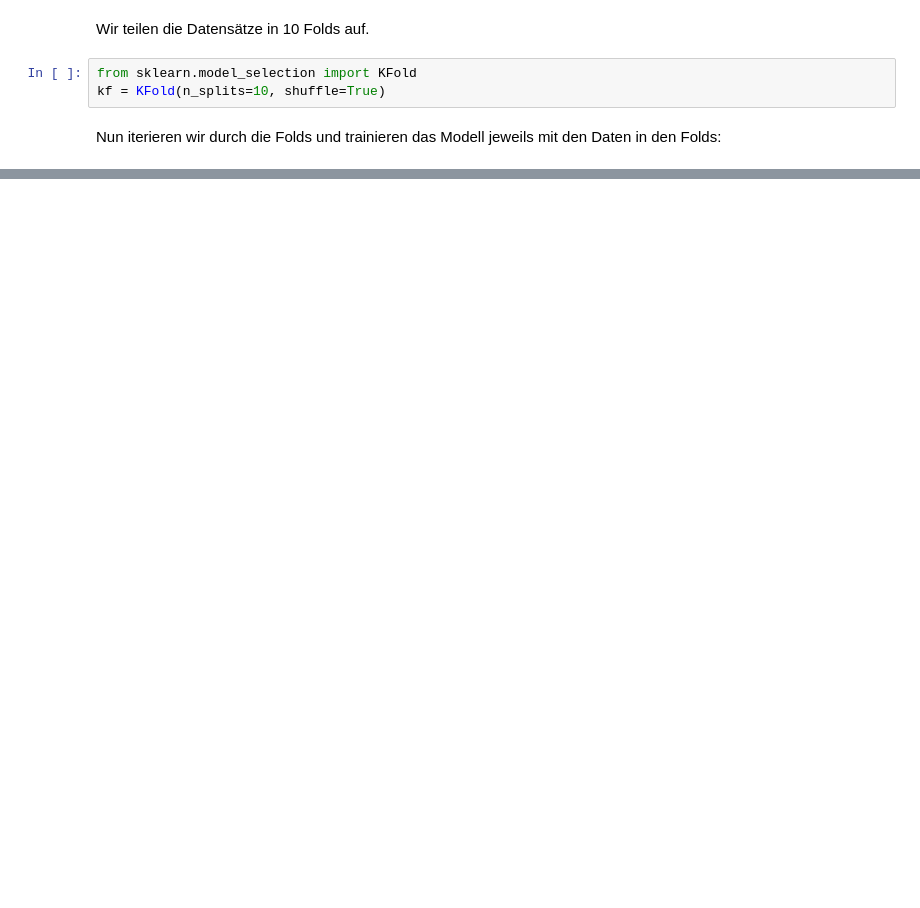
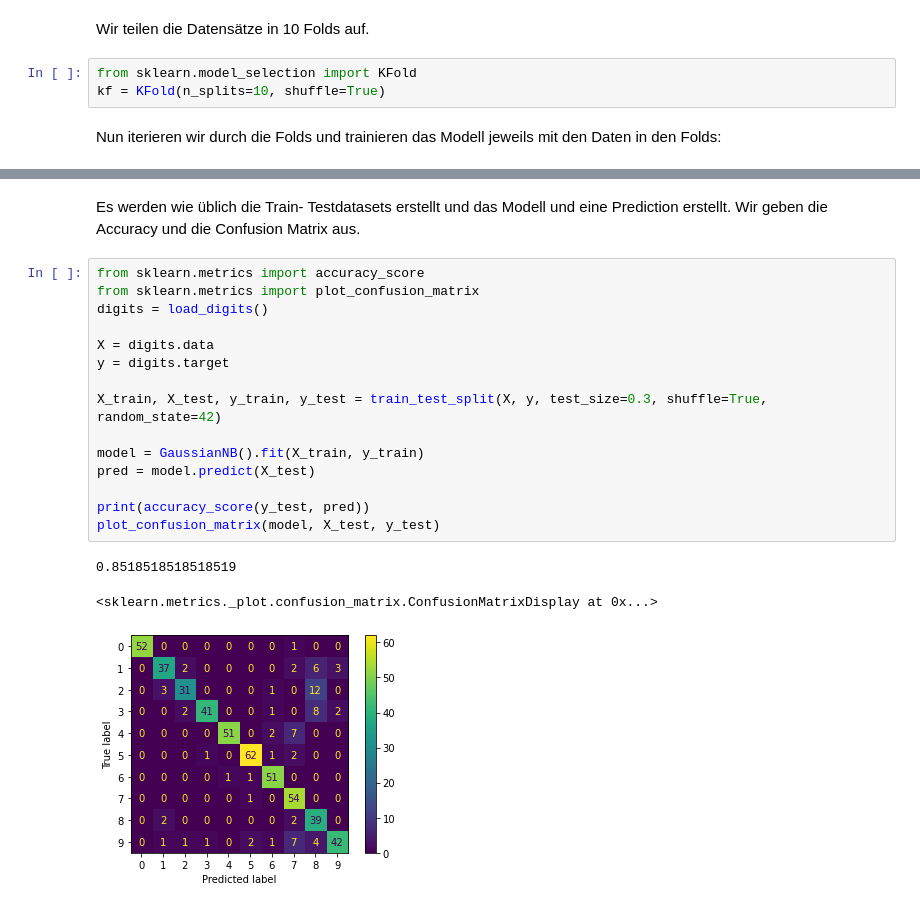
Before and after one commit to troescherw/jupyter_python, a Jupyter notebook: NaiveBayes.ipynb, the cells around one changed output, grey strips where cells are left out. Drawn from its saved outputs; the diff is of its cells as text; blank space fills up the shorter version.

```diff
--- a/NaiveBayes.ipynb
+++ b/NaiveBayes.ipynb
@@ -136,0 +186,21 @@ Die mittlere Accuracy betägt 0.9348997493734336
+# %% [markdown]
+Es werden wie üblich die Train- Testdatasets erstellt und das Modell und eine Prediction erstellt. Wir geben die Accuracy und die Confusion Matrix aus.
+# %%
+from sklearn.metrics import accuracy_score
+from sklearn.metrics import plot_confusion_matrix
+digits = load_digits()
+
+X = digits.data
+y = digits.target
+
+X_train, X_test, y_train, y_test = train_test_split(X, y, test_size=0.3, shuffle=True, random_state=42)
+
+model = GaussianNB().fit(X_train, y_train)
+pred = model.predict(X_test)
+
+print(accuracy_score(y_test, pred))
+plot_confusion_matrix(model, X_test, y_test)
+# %% [output]
+0.8518518518518519
+<sklearn.metrics._plot.confusion_matrix.ConfusionMatrixDisplay at 0x...>
+[figure, added]
```
Also changed, not shown: parts of 15 cells of this notebook, 2 other files.
